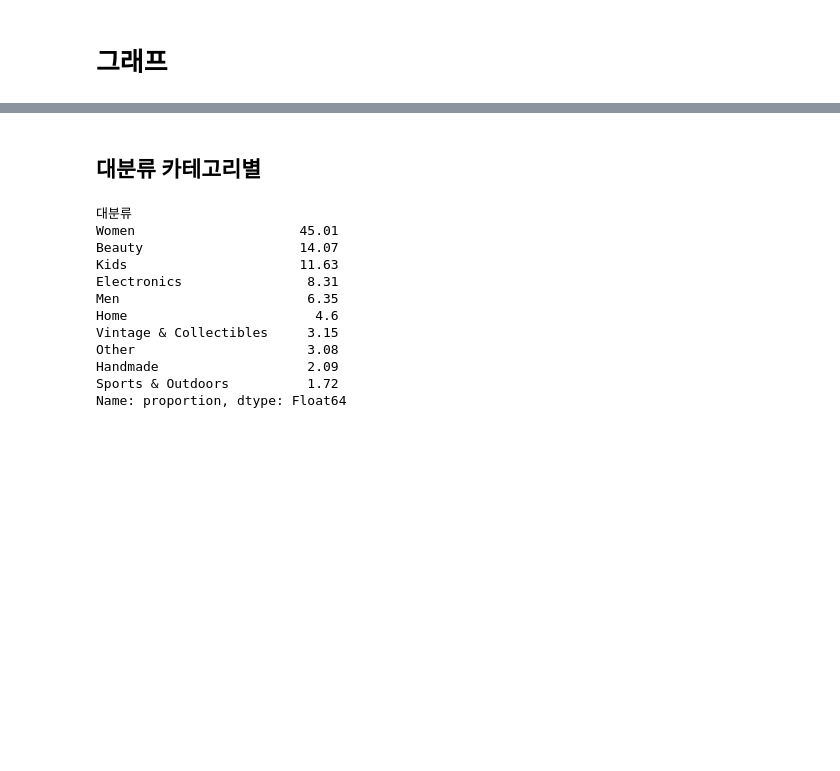
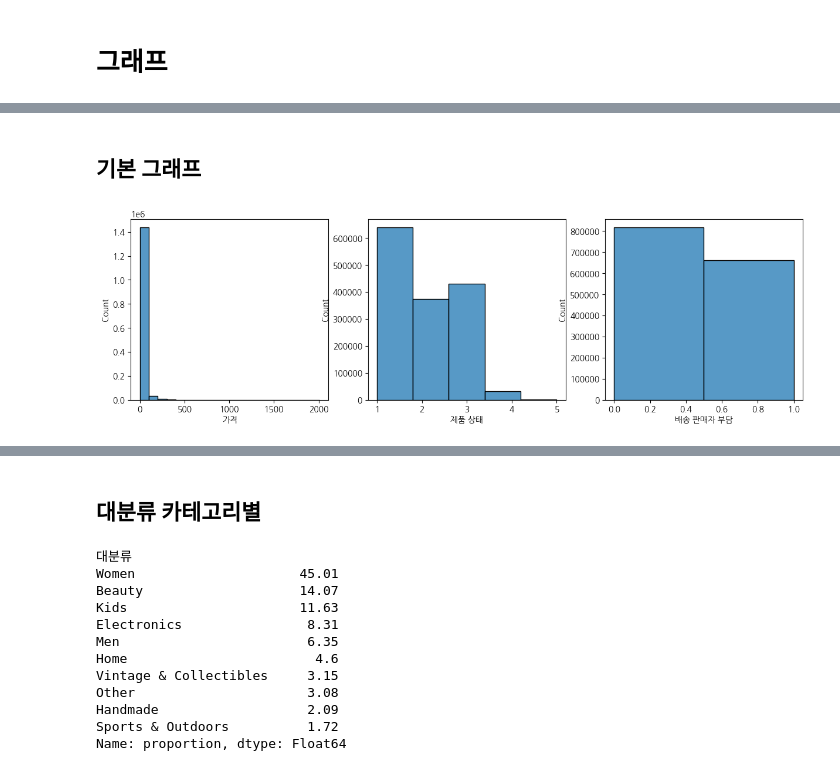
Before and after one commit to S-HNJN/first-repository, a Jupyter notebook: Mercari.ipynb, the cells around one changed output, grey strips where cells are left out. Saved outputs shown, nothing was run; the diff lists cells and outputs as text; code cells hidden in the pictures; blank space fills up the shorter version.

```diff
--- a/Mercari.ipynb
+++ b/Mercari.ipynb
@@ -405,0 +647,13 @@ mercari_df.columns=['가격','이름','제품 상태','브랜드','배송 판매
+# %% [markdown]
+## 기본 그래프
+# %%
+plt.figure(figsize=(20,4))
+plt.subplot(141)
+sns.histplot(mercari_df,x='가격',bins=20)
+plt.subplot(142)
+sns.histplot(mercari_df,x='제품 상태',bins=5)
+plt.subplot(143)
+sns.histplot(mercari_df,x='배송 판매자 부담',bins=2)
+plt.show()
+# %% [output]
+[figure, added]
```
Also changed, not shown: parts of 44 cells of this notebook.
